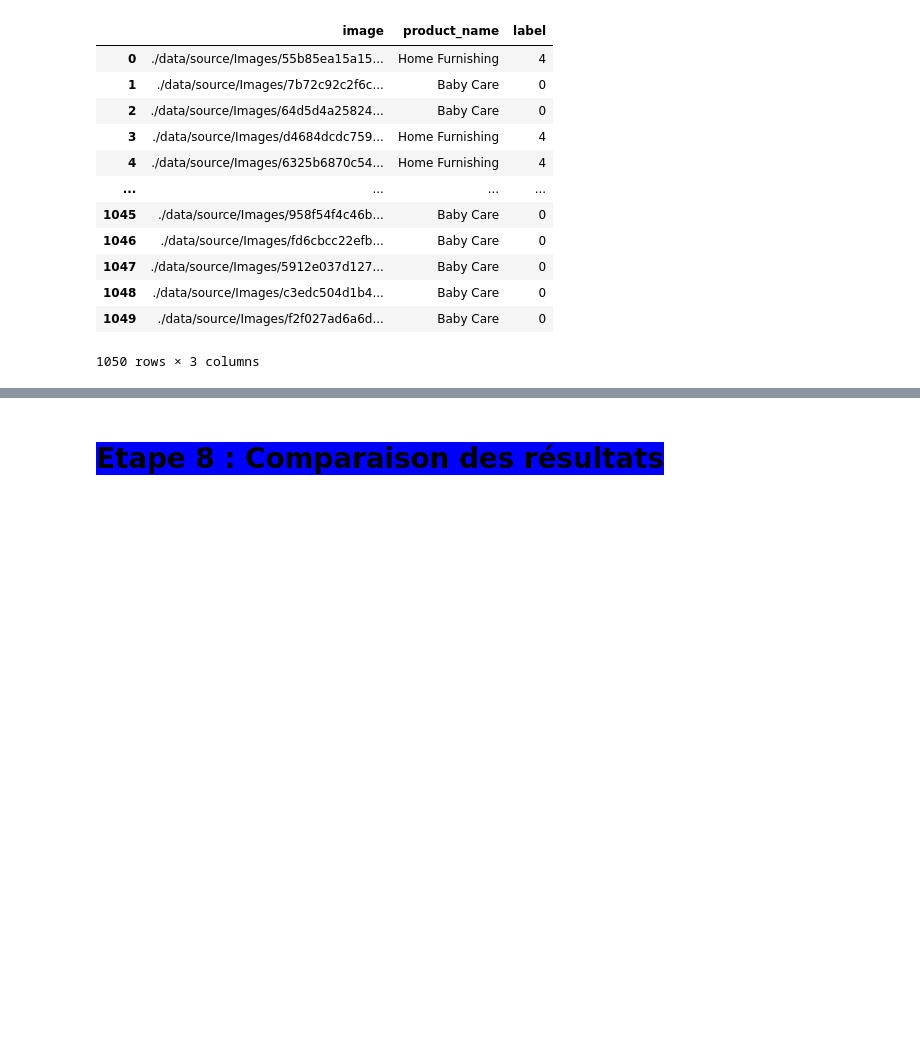
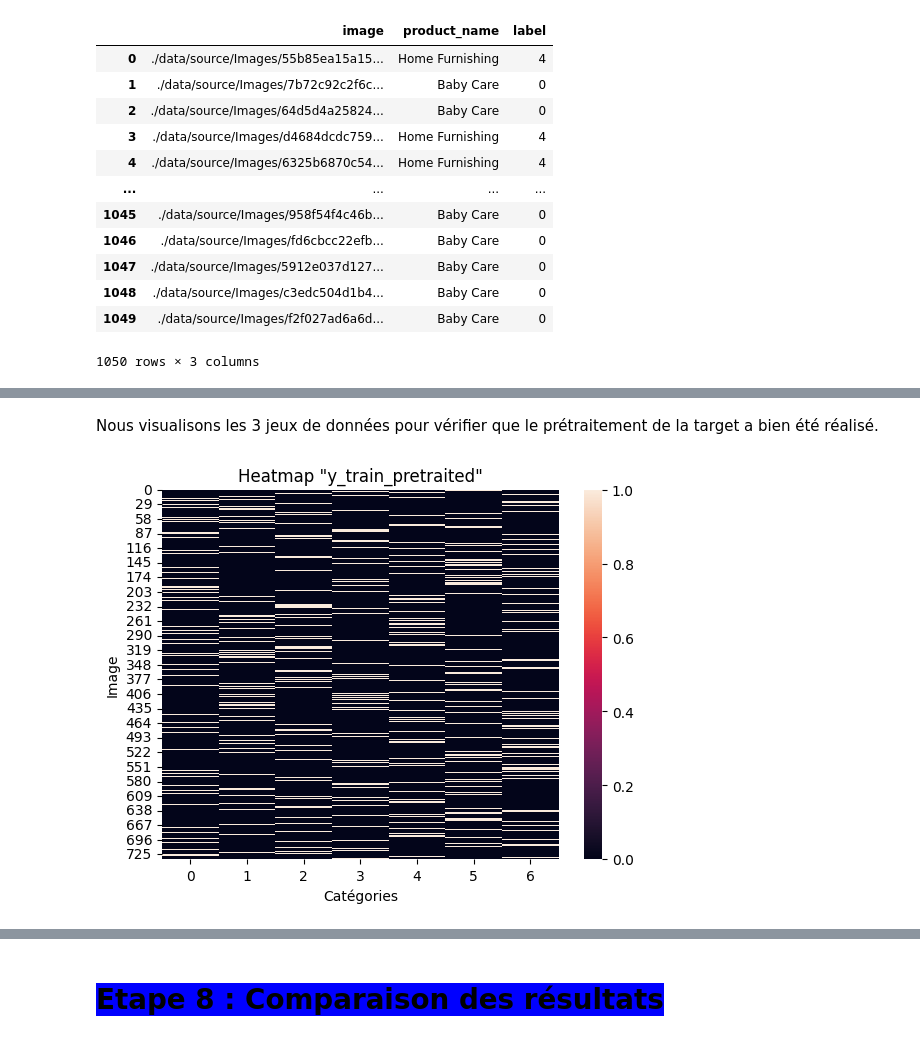
Before and after one commit to pierrickBERTHE/PB6-Classification_automatique_de_produits, a Jupyter notebook: berthe_pierrick_3_notebook_classification_122023.ipynb, the cells around one changed output, grey strips where cells are left out. Cells and saved outputs as stored; diff of their text form; code cells hidden in the pictures; blank space fills up the shorter version.

Commit message:
Commit 30/01 : Notebook classification automatique test V1 sur GC

```diff
--- a/berthe_pierrick_3_notebook_classification_122023.ipynb
+++ b/berthe_pierrick_3_notebook_classification_122023.ipynb
@@ -885,0 +791,3 @@ Categorie prédite :  [0 0 0 0 0 0 0 0 0 0 0 0 0 0 0 0 0 0 0 0 0 0 0 0 0 0 0 0 0
+# %%
+X = df_image['image'].values
+y = df_image['label'].values
@@ -885,0 +849,27 @@ Categorie prédite :  [0 0 0 0 0 0 0 0 0 0 0 0 0 0 0 0 0 0 0 0 0 0 0 0 0 0 0 0 0
+# %%
+# Créer un DummyClassifier qui prédit toujours la classe la plus fréquente
+dummy = DummyClassifier(strategy='most_frequent')
+
+# Lancer le chronomètre
+start_time = time.time()
+
+# Entraîner le DummyClassifier
+dummy.fit(X_train, y_train)
+
+# Faire des prédictions sur l'ensemble de validation
+dummy_predictions = dummy.predict(X_val)
+
+# Arrêter le chronomètre et calculer le temps d'exécution
+end_time = time.time()
+execution_time = end_time - start_time
+
+# Calculer l'exactitude du DummyClassifier
+dummy_accuracy = metrics.accuracy_score(y_val, dummy_predictions)
+
+# Créer dataframe pour stocker les résultats et afficher
+resultat_naif = pd.DataFrame(
+    data=[[dummy_accuracy, execution_time]],
+    columns=['Validation Accuracy', 'Temps (sec)'],
+    index=['Dummy']
+    )
+display(resultat_naif.style.apply(surligne_meilleur, axis=1))
@@ -885,0 +890,12 @@ Categorie prédite :  [0 0 0 0 0 0 0 0 0 0 0 0 0 0 0 0 0 0 0 0 0 0 0 0 0 0 0 0 0
+# %%
+# OneHotEncoder des target d'entrainement, validation et test
+y_train_pretraited = to_categorical(y_train)
+y_val_pretraited = to_categorical(y_val)
+y_test_pretraited = to_categorical(y_test)
+# %% [markdown]
+Nous visualisons les 3 jeux de données pour vérifier que le prétraitement de la
+target a bien été réalisé.
+# %%
+affiche_heatmap(y_train_pretraited, "y_train_pretraited")
+# %% [output]
+[figure, added]
```
Also changed, not shown: parts of 188 cells of this notebook.
